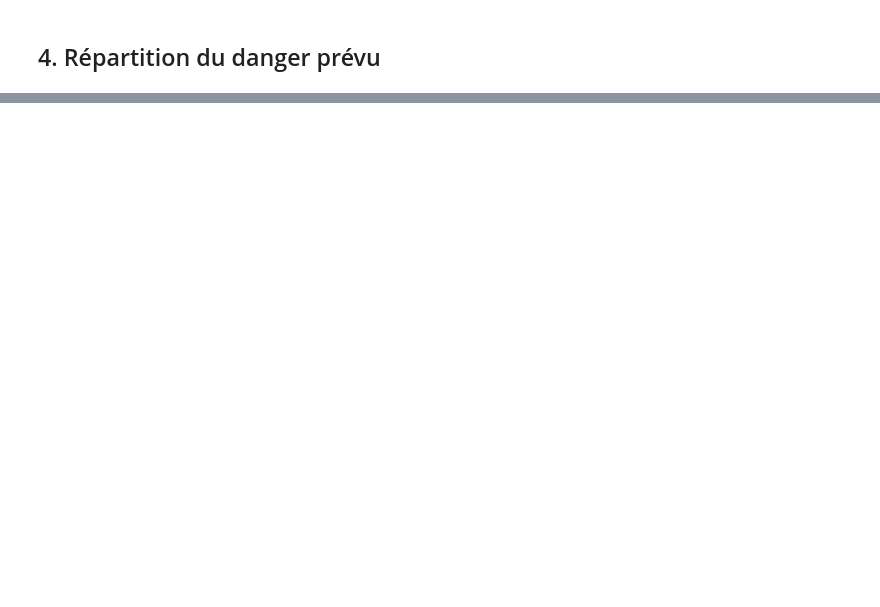
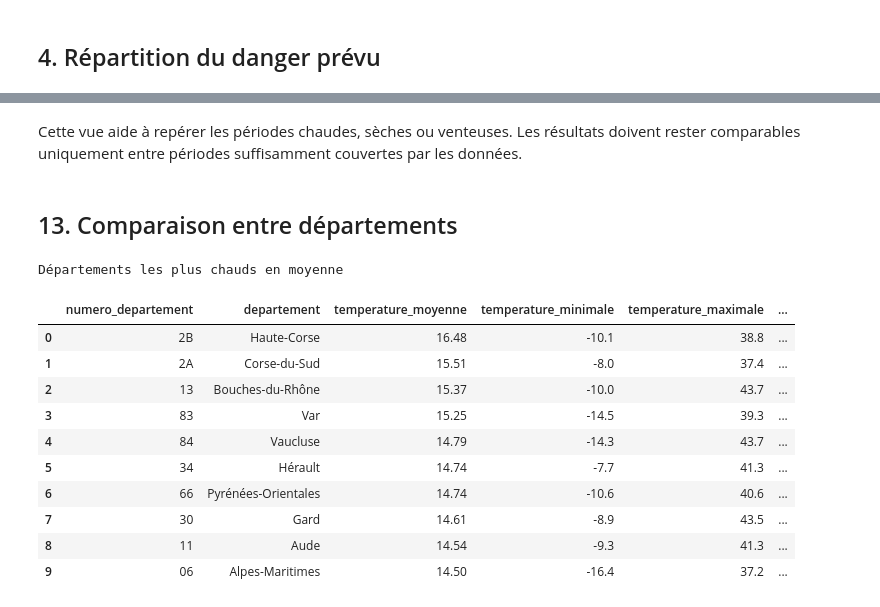
Before and after one commit to Thymael/Projet-Fourcasters, a Jupyter notebook: notebooks/01_eda_fourcasters.ipynb, the cells around one changed output, grey strips where cells are left out. Cells and saved outputs as stored; diff of their text form; code cells hidden in the pictures; blank space fills up the shorter version.

```diff
--- a/notebooks/01_eda_fourcasters.ipynb
+++ b/notebooks/01_eda_fourcasters.ipynb
@@ -112,0 +378,38 @@ else:
+# %% [markdown]
+Cette vue aide à repérer les périodes chaudes, sèches ou venteuses. Les
+résultats doivent rester comparables uniquement entre périodes suffisamment
+couvertes par les données.
+# %% [markdown]
+## 13. Comparaison entre départements
+# %%
+statistiques_departements = lire_requete(f"""
+SELECT
+  numero_departement,
+  ANY_VALUE(departement) AS departement,
+  ROUND(AVG(temperature_moyenne), 2) AS temperature_moyenne,
+  ROUND(MIN(temperature_minimale), 2) AS temperature_minimale,
+  ROUND(MAX(temperature_maximale), 2) AS temperature_maximale,
+  ROUND(AVG(humidite_moyenne), 2) AS humidite_moyenne,
+  ROUND(SUM(precipitations_totales), 2) AS precipitations_totales,
+  ROUND(MAX(rafale_vent_maximale), 2) AS rafale_maximale,
+  COUNT(DISTINCT date) AS jours
+FROM `{PROJET_GCP}.{DATASET}.int_meteo_departement_jour`
+GROUP BY numero_departement
+ORDER BY temperature_moyenne DESC
+""")
+
+print("Départements les plus chauds en moyenne")
+statistiques_departements.head(10)
+# %% [output]
+Départements les plus chauds en moyenne
+|  | numero_departement | departement | temperature_moyenne | temperature_minimale | temperature_maximale | ... |
+| 0 | 2B | Haute-Corse | 16.48 | -10.1 | 38.8 | ... |
+| 1 | 2A | Corse-du-Sud | 15.51 | -8.0 | 37.4 | ... |
+| 2 | 13 | Bouches-du-Rhône | 15.37 | -10.0 | 43.7 | ... |
+| 3 | 83 | Var | 15.25 | -14.5 | 39.3 | ... |
+| 4 | 84 | Vaucluse | 14.79 | -14.3 | 43.7 | ... |
+| 5 | 34 | Hérault | 14.74 | -7.7 | 41.3 | ... |
+| 6 | 66 | Pyrénées-Orientales | 14.74 | -10.6 | 40.6 | ... |
+| 7 | 30 | Gard | 14.61 | -8.9 | 43.5 | ... |
+| 8 | 11 | Aude | 14.54 | -9.3 | 41.3 | ... |
+| 9 | 06 | Alpes-Maritimes | 14.50 | -16.4 | 37.2 | ... |
```
Also changed, not shown: parts of 30 cells of this notebook.
